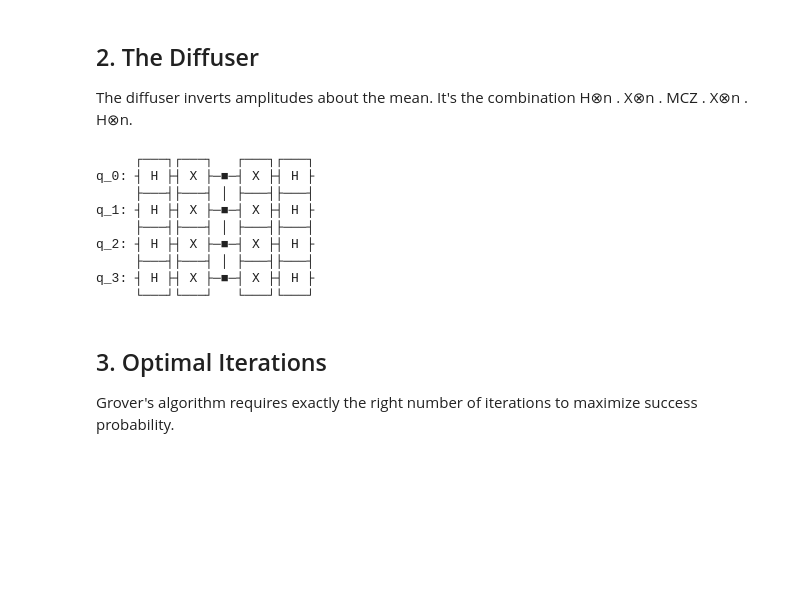
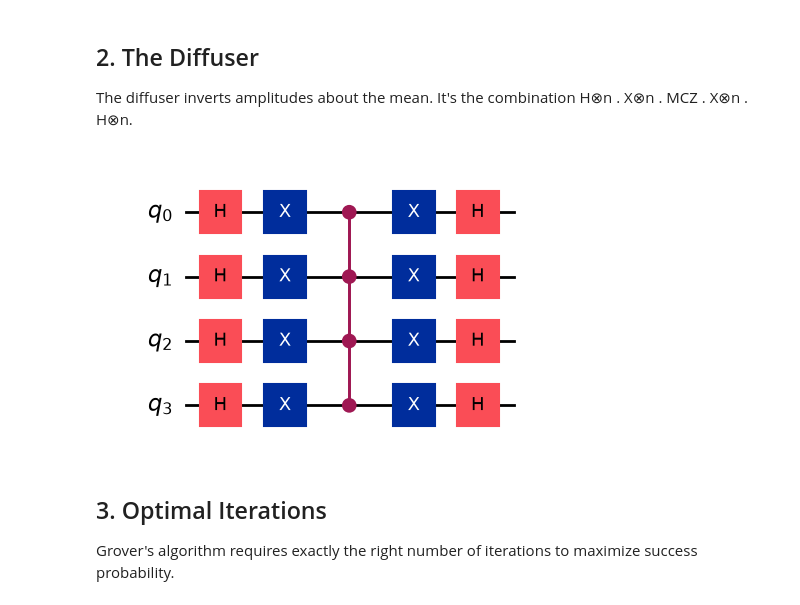
Before and after one commit to updownairbender/Grover-s-Algorithm, a Jupyter notebook: notebooks/demonstration.ipynb, the cells around one changed output. Saved outputs shown, nothing was run; the diff lists cells and outputs as text; code cells hidden in the pictures; blank space fills up the shorter version.

```diff
--- a/notebooks/demonstration.ipynb
+++ b/notebooks/demonstration.ipynb
@@ -52,17 +38,9 @@ q_3: ┤ X ├─■─┤ X ├
 The diffuser inverts amplitudes about the mean. It's the combination H⊗n . X⊗n . MCZ . X⊗n . H⊗n.
 # %%
 diffuser = create_diffuser(4)
-print(diffuser.draw(output="text"))
+diffuser.draw(output="mpl")
 # %% [output]
-     ┌───┐┌───┐   ┌───┐┌───┐
-q_0: ┤ H ├┤ X ├─■─┤ X ├┤ H ├
-     ├───┤├───┤ │ ├───┤├───┤
-q_1: ┤ H ├┤ X ├─■─┤ X ├┤ H ├
-     ├───┤├───┤ │ ├───┤├───┤
-q_2: ┤ H ├┤ X ├─■─┤ X ├┤ H ├
-     ├───┤├───┤ │ ├───┤├───┤
-q_3: ┤ H ├┤ X ├─■─┤ X ├┤ H ├
-     └───┘└───┘   └───┘└───┘
+[figure, added]
 # %% [markdown]
 ## 3. Optimal Iterations
 
```
Also changed, not shown: parts of 8 cells of this notebook.
